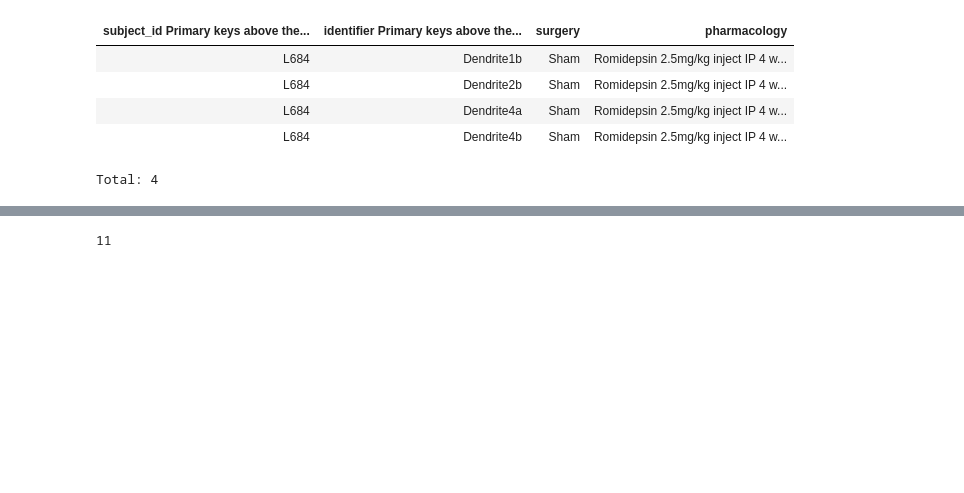
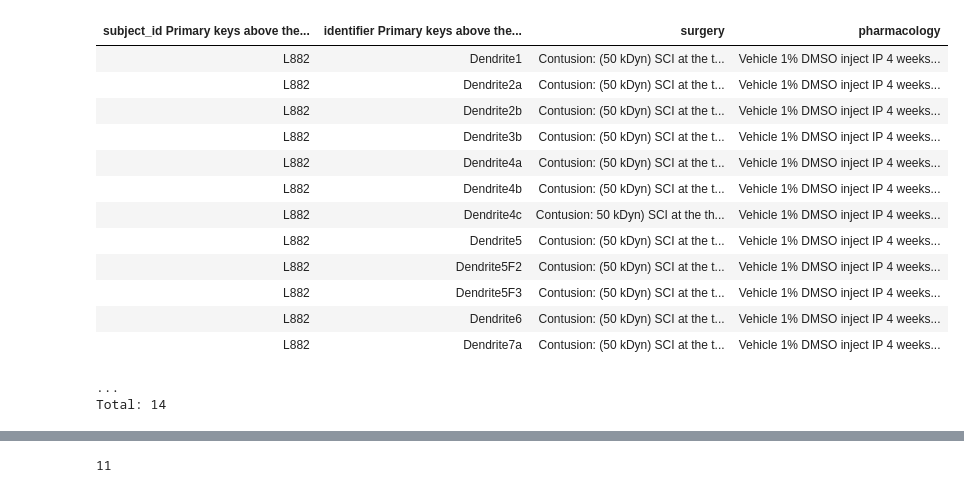
Before and after one commit to MarikeReimer/BlenderApp, a Jupyter notebook: TestAddon/Disc1Display.ipynb, the cells around one changed output, grey strips where cells are left out. Cells and saved outputs as stored; diff of their text form; code cells hidden in the pictures; blank space fills up the shorter version.

```diff
--- a/TestAddon/Disc1Display.ipynb
+++ b/TestAddon/Disc1Display.ipynb
@@ -194,12 +185,21 @@ mouse*session
 # %%
 #Check if a specific subject loaded
-session & 'subject_id = "L684"'
+session & 'subject_id = "L882"'
 # %% [output]
 | subject_id Primary keys above the... | identifier Primary keys above the... | surgery | pharmacology |
-| L684 | Dendrite1b | Sham | Romidepsin 2.5mg/kg inject IP 4 w... |
-| L684 | Dendrite2b | Sham | Romidepsin 2.5mg/kg inject IP 4 w... |
-| L684 | Dendrite4a | Sham | Romidepsin 2.5mg/kg inject IP 4 w... |
-| L684 | Dendrite4b | Sham | Romidepsin 2.5mg/kg inject IP 4 w... |
+| L882 | Dendrite1 | Contusion: (50 kDyn) SCI at the t... | Vehicle 1% DMSO inject IP 4 weeks... |
+| L882 | Dendrite2a | Contusion: (50 kDyn) SCI at the t... | Vehicle 1% DMSO inject IP 4 weeks... |
+| L882 | Dendrite2b | Contusion: (50 kDyn) SCI at the t... | Vehicle 1% DMSO inject IP 4 weeks... |
+| L882 | Dendrite3b | Contusion: (50 kDyn) SCI at the t... | Vehicle 1% DMSO inject IP 4 weeks... |
+| L882 | Dendrite4a | Contusion: (50 kDyn) SCI at the t... | Vehicle 1% DMSO inject IP 4 weeks... |
+| L882 | Dendrite4b | Contusion: (50 kDyn) SCI at the t... | Vehicle 1% DMSO inject IP 4 weeks... |
+| L882 | Dendrite4c | Contusion: 50 kDyn) SCI at the th... | Vehicle 1% DMSO inject IP 4 weeks... |
+| L882 | Dendrite5 | Contusion: (50 kDyn) SCI at the t... | Vehicle 1% DMSO inject IP 4 weeks... |
+| L882 | Dendrite5F2 | Contusion: (50 kDyn) SCI at the t... | Vehicle 1% DMSO inject IP 4 weeks... |
+| L882 | Dendrite5F3 | Contusion: (50 kDyn) SCI at the t... | Vehicle 1% DMSO inject IP 4 weeks... |
+| L882 | Dendrite6 | Contusion: (50 kDyn) SCI at the t... | Vehicle 1% DMSO inject IP 4 weeks... |
+| L882 | Dendrite7a | Contusion: (50 kDyn) SCI at the t... | Vehicle 1% DMSO inject IP 4 weeks... |
-Total: 4
+...
+Total: 14
 # %%
 #Delete a Subject with an identifier - use after failing QA on a Blender file
```
Also changed, not shown: parts of 10 cells of this notebook, 5 other files.
